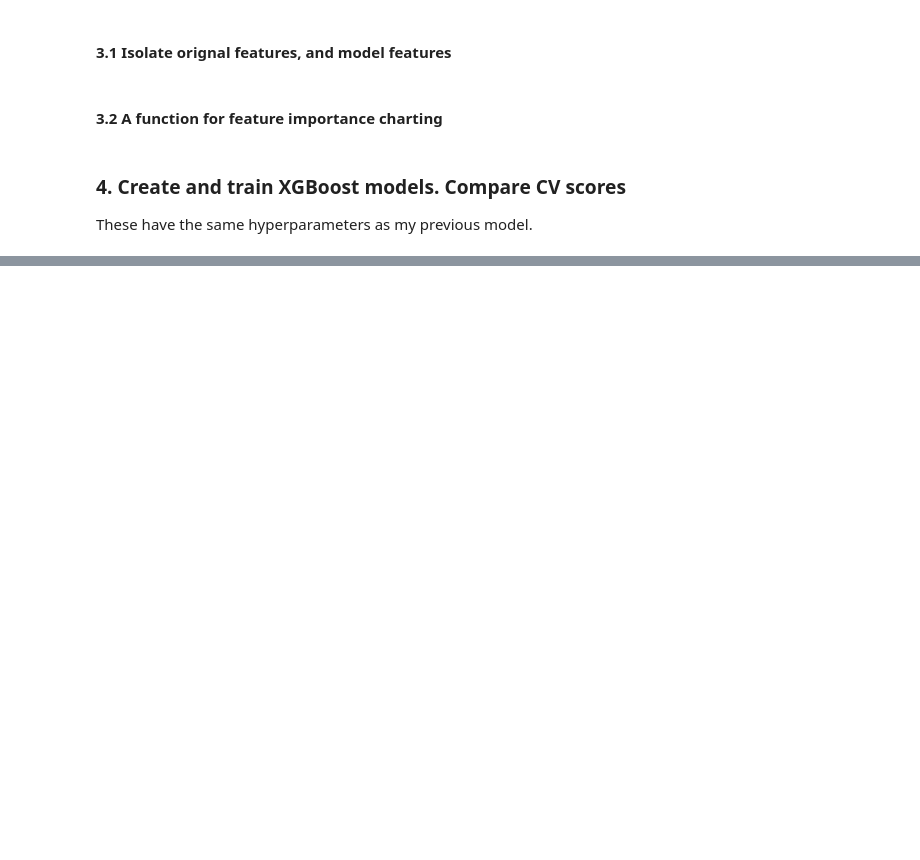
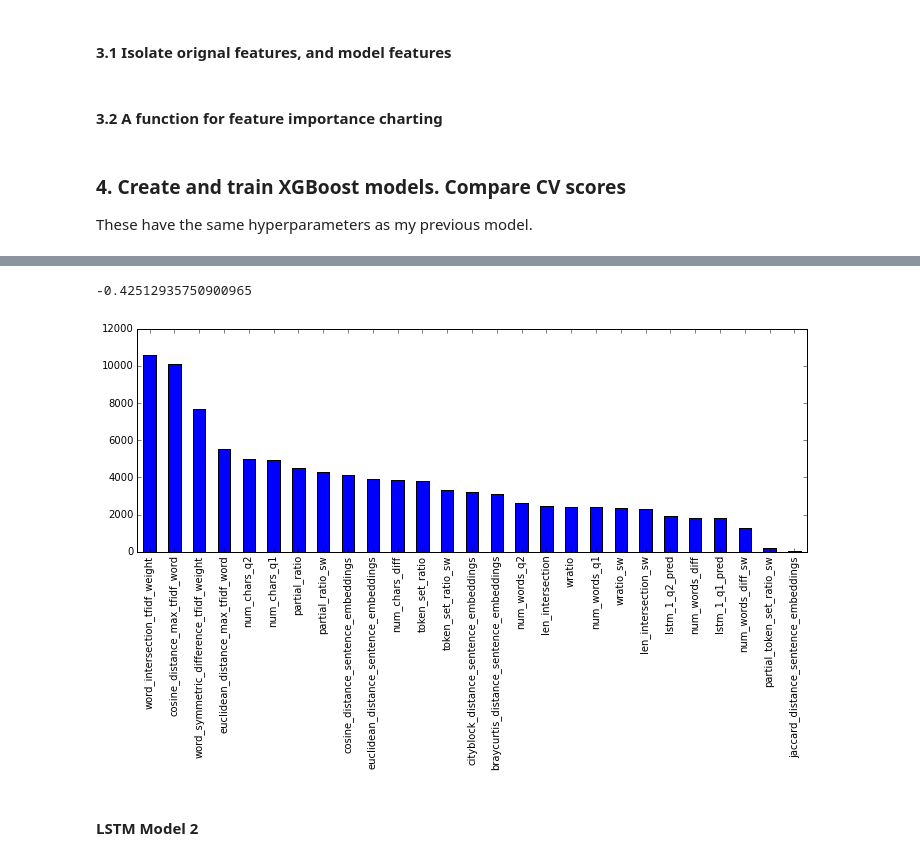
Before and after one commit to tamirbennatan/quora, a Jupyter notebook: xgboost/xgboost_extended_features.ipynb, the cells around one changed output, grey strips where cells are left out. Drawn from its saved outputs; the diff is of its cells as text; code cells hidden in the pictures; blank space fills up the shorter version.

```diff
--- a/xgboost/xgboost_extended_features.ipynb
+++ b/xgboost/xgboost_extended_features.ipynb
@@ -378,0 +458,10 @@ grid_search1 = GridSearchCV(model1, xgb_params, scoring='neg_log_loss', n_jobs=-
+# %%
+grid_result1.best_score_
+# %% [output]
+-0.42512935750900965
+# %%
+feature_importance(grid_result1.best_estimator_)
+# %% [output]
+[figure, added]
+# %% [markdown]
+#### LSTM Model 2
```
Also changed, not shown: parts of 47 cells of this notebook, 4 other files.
